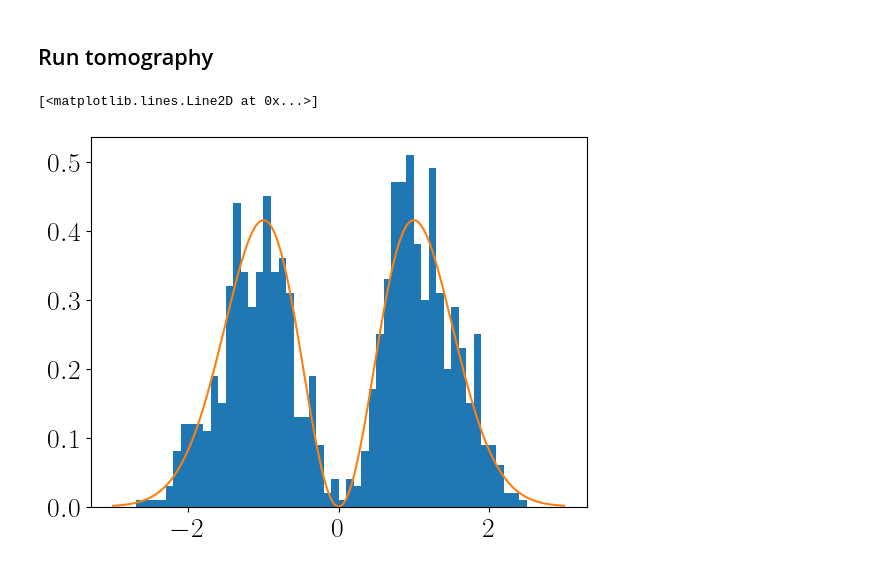
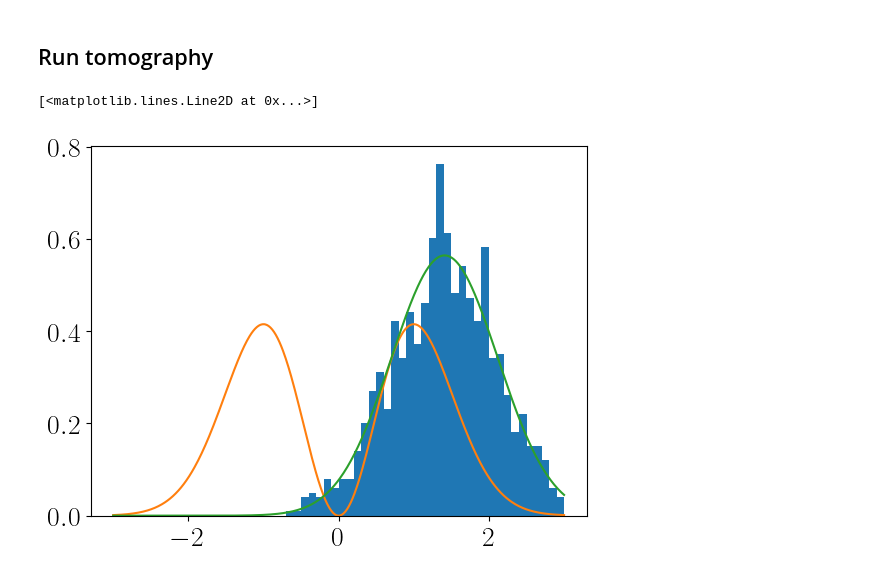
Before and after one commit to ingstra/qubitdyne, a Jupyter notebook: 221014 Qubit-dyne faster_mod2.ipynb, the cells around one changed output. Drawn from its saved outputs; the diff is of its cells as text; code cells hidden in the pictures.

Commit message:
test coherent state: working. Changed qbrotmat

```diff
--- a/221014 Qubit-dyne faster_mod2.ipynb
+++ b/221014 Qubit-dyne faster_mod2.ipynb
@@ -87,7 +87,7 @@ for i in range(Nmeas):
 ## Run simulation to extract weights
 # %%
 # Select quadrature
-rotangl = 0*np.pi/2
+rotangl = np.pi
 qbrotmat = rotateXY(np.pi/2,rotangl) # qb rotation applied prior to qb measurement, defines measured homodyne quadrature
 qbfeedback = rotateX(np.pi) # this pulse will reset the qubit if found in the excited state
 # %%
@@ -149,12 +149,10 @@ plt.plot(weights)
 # Repeated homodyne detection: calculate single homodyne shots and collect statistics
 # Weights are calculated as above
 
-# Test Fock
+# Test
 psi0= tensor(basis(N,1), basis(2,0)).unit()
 
-# Test ca
-#alphain = 1 #1.41
-#psi0 = (dispop(alphain) * gnd + dispop(-alphain) * gnd).unit()
+psi0= tensor(coherent(N,1), basis(2,0)).unit()
 
 Ntrajs = 1000
 
@@ -163,6 +161,7 @@ quadmeashom = []
 xrnd = np.random.rand(Ntrajs*Nmeas)
 
 for j in range(Ntrajs):
+    xrnd = np.random.rand(Nmeas)
 
     # xrnd = np.random.rand(Nmeas)
     results = []
@@ -172,10 +171,9 @@ for j in range(Ntrajs):
         #intmat = interact(gint*angmult[i])
         intmat = U_ints[i]
         psi = qbrotmat * (intmat * psi)
-        # szval=(expect(sz,psi)+1)/2
-        # if szval>xrnd[j*Nmeas+i]:
+
         prob = expect(proj0,psi)
-        if prob>xrnd[j*Nmeas+i]:
+        if prob>xrnd[i]:
             # measured g
             results.append(-1)
             psi = (proj0 * psi).unit()
@@ -191,9 +189,10 @@ for j in range(Ntrajs):
 # %%
 plt.hist(np.array(quadmeashom)*corr*np.sqrt(2),60,[-3,3],density=True)
 
 k=3
 x=np.linspace(-k,k,500)
 plt.plot(x, np.abs((2/np.sqrt(2))*np.exp(-x**2/2)*(1/np.pi)**(1/4)*x)**2) # 1 photon
+plt.plot(x, np.abs(np.exp(-(x - n_initial*1.41)**2/2)*(1/np.pi)**(1/4))**2)
 # %% [output]
 [<matplotlib.lines.Line2D at 0x...>]
-[figure, old version]
+[figure, new version]
```
Also changed, not shown: parts of 2 cells of this notebook.
